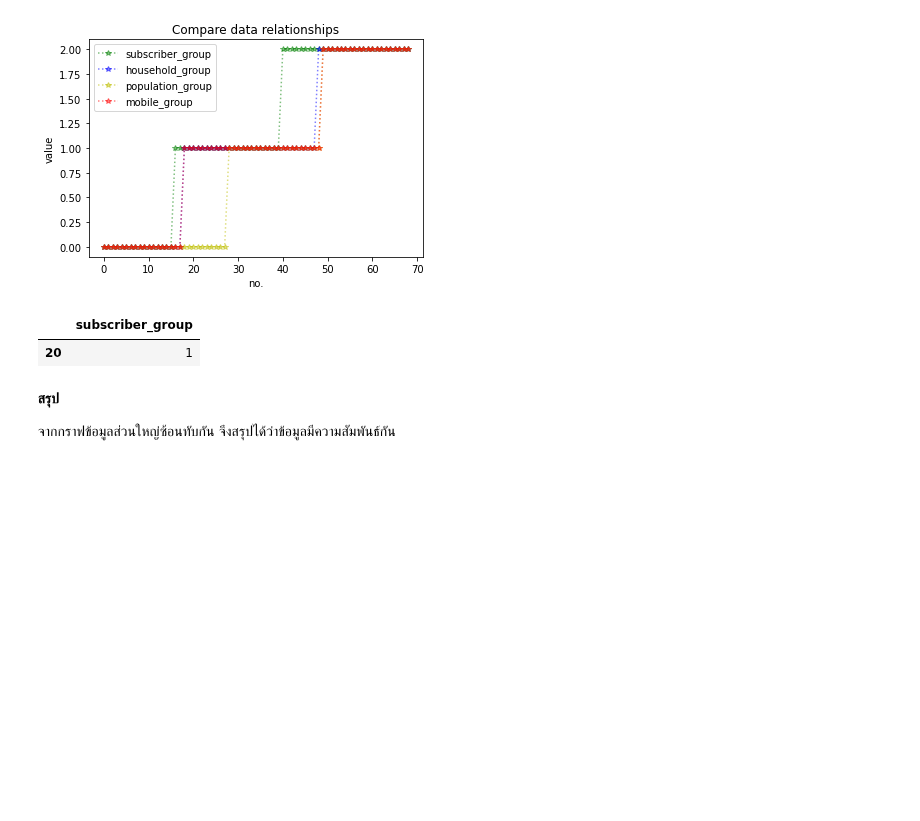
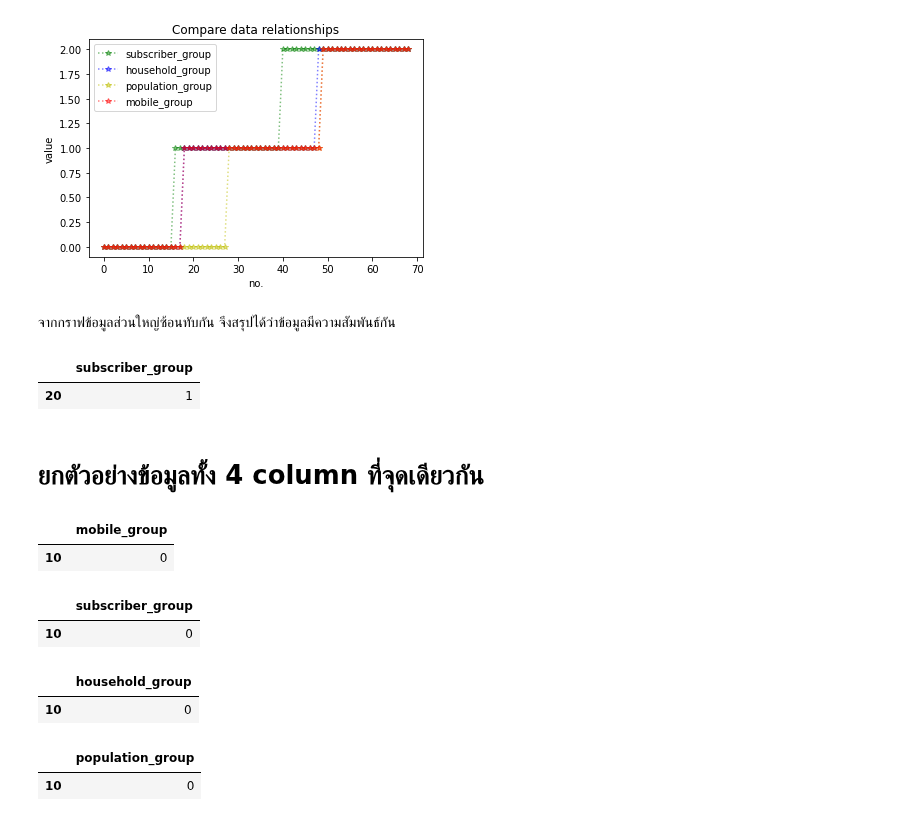
Before and after one commit to mintra-tippayaratsontorn/DWDM21, a Jupyter notebook: Project_DWDM.ipynb, the cells around one changed output. Cells and saved outputs as stored; diff of their text form; code cells hidden in the pictures; blank space fills up the shorter version.

```diff
--- a/Project_DWDM.ipynb
+++ b/Project_DWDM.ipynb
@@ -760,6 +760,8 @@ plt.title('Compare data relationships')  # กำหนดชื่อกรา
 plt.legend();  # ทำให้เพื่อไม่ให้ข้อความที่ไม่ต้องการขึ้นมา
 # %% [output]
 [figure]
+# %% [markdown]
+จากกราฟข้อมูลส่วนใหญ่ซ้อนทับกัน จึงสรุปได้ว่าข้อมูลมีความสัมพันธ์กัน
 # %%
 # ยกตัวอย่างข้อมูลจากกราฟ : เช่น "จุดที่ 20 สีเขียว มีค่าข้อมูลเท่ากับ 1"
 # และจุดสีเขียวคือข้อมูลจาก column ชื่อว่า subscriber_group
@@ -770,7 +772,45 @@ data_cut.iloc[20:-48,:-3]
 # %% [output]
 |  | subscriber_group |
 | 20 | 1 |
-# %% [markdown]
-**สรุป**
-
-จากกราฟข้อมูลส่วนใหญ่ซ้อนทับกัน จึงสรุปได้ว่าข้อมูลมีความสัมพันธ์กัน
+# %% [markdown]
+# ยกตัวอย่างข้อมูลทั้ง 4 column ที่จุดเดียวกัน
+# %%
+# ตัวอย่าง : ข้อมูล mobile_group ที่ no.10 ก็จะจัดอยู่ในกลุ่มที่ 0 คือในระดับ low
+# อ่านกราฟได้ว่า "จุดที่ 10 สีแดง มีค่าข้อมูลเท่ากับ 0"
+# จุดสีแดงคือข้อมูลจาก mobile_group
+
+# ลอง code เพื่อเปรียบเทียบข้อมูลที่อยู่ในกราฟว่าตรงกันรึเปล่า?
+data_cut.iloc[10:-58,3:]
+# %% [output]
+|  | mobile_group |
+| 10 | 0 |
+# %%
+# ตัวอย่าง : ข้อมูล subscriber_group ที่ no.10 ก็จะจัดอยู่ในกลุ่มที่ 0 คือในระดับ low
+# อ่านกราฟได้ว่า "จุดที่ 10 สีเขียว มีค่าข้อมูลเท่ากับ 0"
+# จุดสีเขียวคือข้อมูลจาก subscriber_group
+
+# ลอง code เพื่อเปรียบเทียบข้อมูลที่อยู่ในกราฟว่าตรงกันรึเปล่า?
+data_cut.iloc[10:-58,:-3]
+# %% [output]
+|  | subscriber_group |
+| 10 | 0 |
+# %%
+# ตัวอย่าง : ข้อมูล household_group ที่ no.10 ก็จะจัดอยู่ในกลุ่มที่ 0 คือในระดับ low
+# อ่านกราฟได้ว่า "จุดที่ 10 สีน้ำเงิน มีค่าข้อมูลเท่ากับ 0"
+# จุดสีน้ำเงินคือข้อมูลจาก household_group
+
+# ลอง code เพื่อเปรียบเทียบข้อมูลที่อยู่ในกราฟว่าตรงกันรึเปล่า?
+data_cut.iloc[10:-58,1:-2]
+# %% [output]
+|  | household_group |
+| 10 | 0 |
+# %%
+# ตัวอย่าง : ข้อมูล population_group ที่ no.10 ก็จะจัดอยู่ในกลุ่มที่ 0 คือในระดับ low
+# อ่านกราฟได้ว่า "จุดที่ 10 สีเหลือง มีค่าข้อมูลเท่ากับ 0"
+# จุดสีเหลืองคือข้อมูลจาก population_group
+
+# ลอง code เพื่อเปรียบเทียบข้อมูลที่อยู่ในกราฟว่าตรงกันรึเปล่า?
+data_cut.iloc[10:-58,2:-1]
+# %% [output]
+|  | population_group |
+| 10 | 0 |
```
Also changed, not shown: parts of 4 cells of this notebook.
